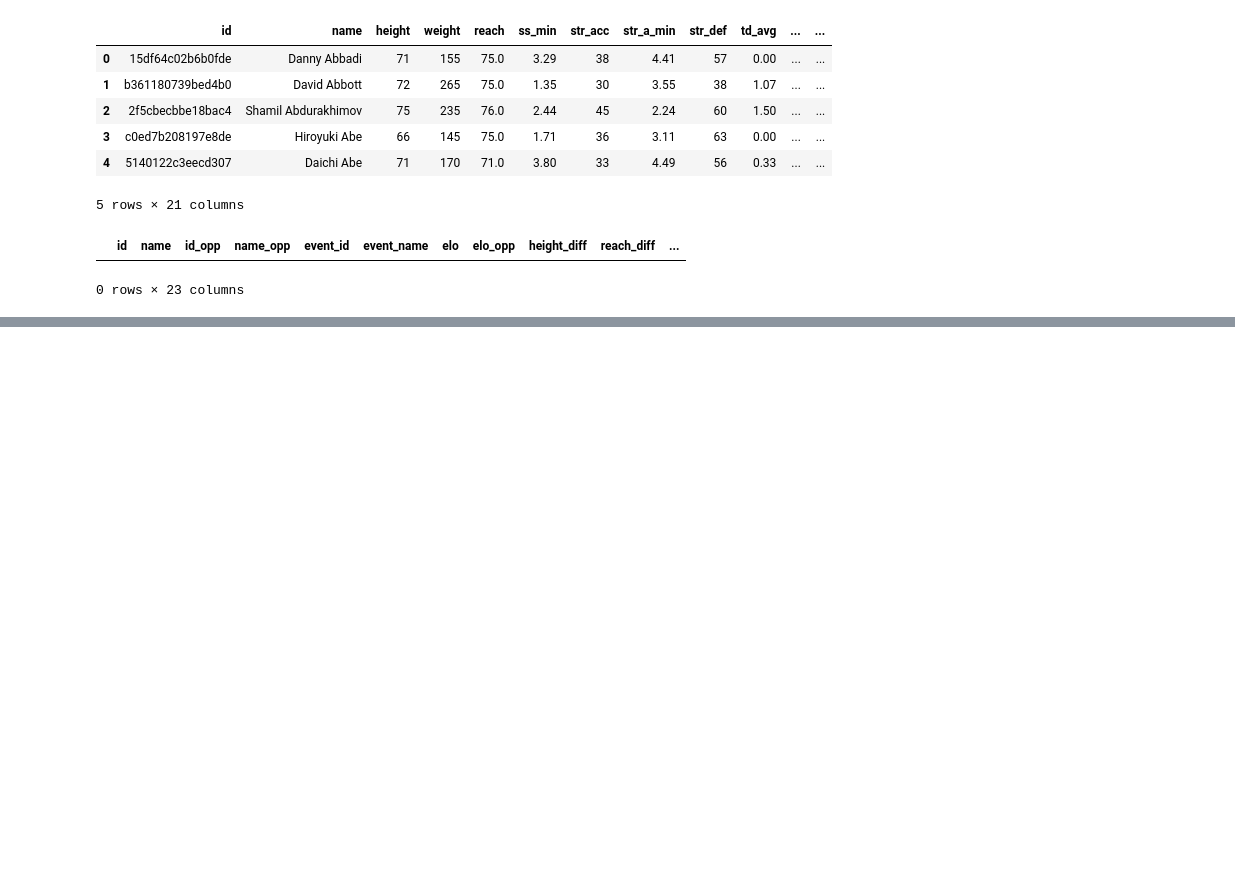
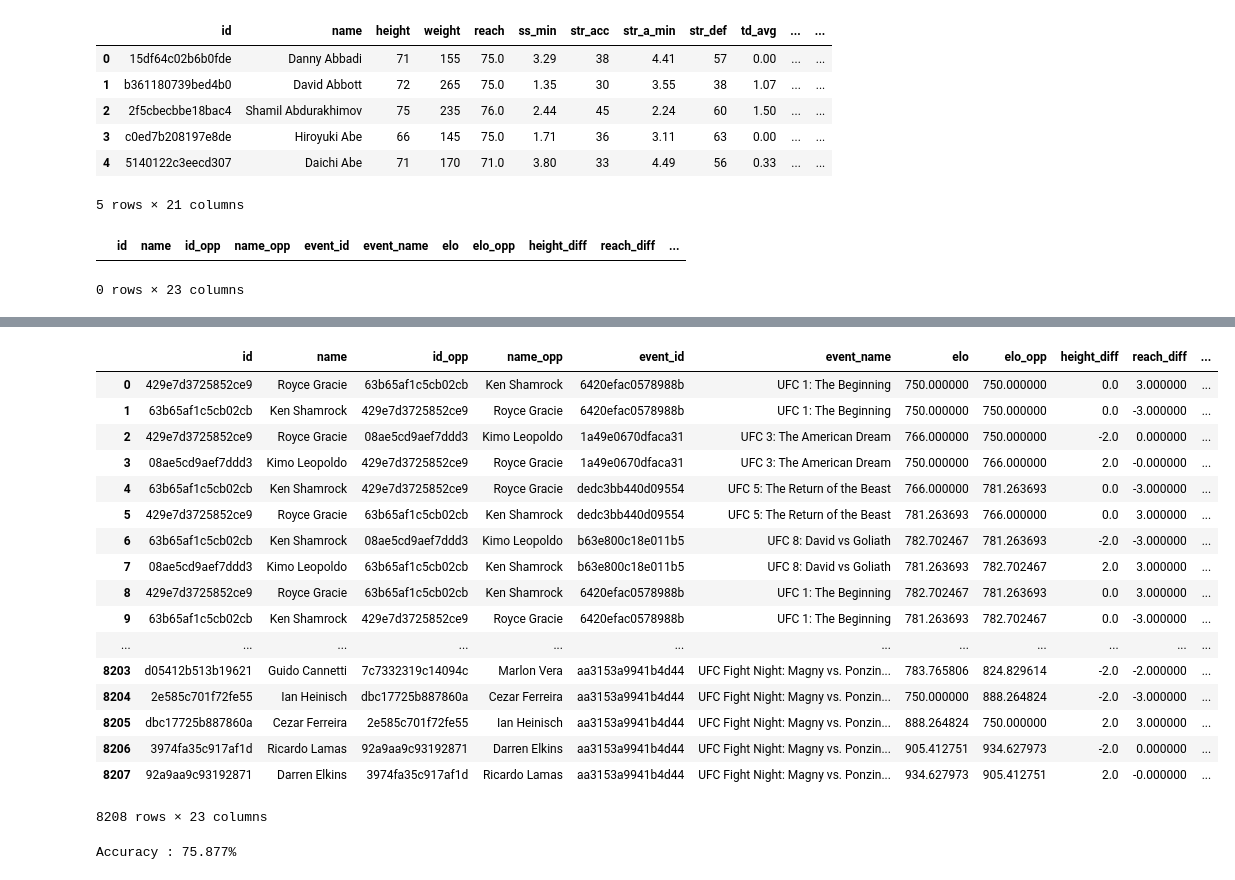
Before and after one commit to pkong97/mma-predictor, a Jupyter notebook: prediction-engine.ipynb, the cells around one changed output, grey strips where cells are left out. Cells and saved outputs as stored; diff of their text form; code cells hidden in the pictures; blank space fills up the shorter version.

Commit message:
fitting models

```diff
--- a/prediction-engine.ipynb
+++ b/prediction-engine.ipynb
@@ -269,0 +302,12 @@ fdata = fighters.loc[fighters['id'] == '429e7d3725852ce9']
+# %%
+comp['elo'] = comp.elo.astype(float)
+comp['elo_opp'] = comp.elo_opp.astype(float)
+comp['height_diff'] = comp.height_diff.astype(float)
+comp['str_acc_diff'] = comp.str_acc_diff.astype(float)
+comp['str_def_diff'] = comp.str_def_diff.astype(float)
+comp['td_acc_diff'] = comp.td_acc_diff.astype(float)
+comp['td_def_diff'] = comp.td_def_diff.astype(float)
+comp['wins_diff'] = comp.wins_diff.astype(float)
+comp['losses_diff'] = comp.losses_diff.astype(float)
+comp['momentum_diff'] = comp.momentum_diff.astype(float)
+comp['wl_diff_diff'] = comp.wl_diff_diff.astype(float)
@@ -269,0 +326,23 @@ fdata = fighters.loc[fighters['id'] == '429e7d3725852ce9']
+# %%
+comp['outcome'] = comp['outcome'].apply(lambda x: (1 if x == 'W' else 0))
+# %%
+comp
+# %% [output]
+|  | id | name | id_opp | name_opp | event_id | event_name | elo | elo_opp | height_diff | reach_diff | ... |
+| 0 | 429e7d3725852ce9 | Royce Gracie | 63b65af1c5cb02cb | Ken Shamrock | 6420efac0578988b | UFC 1: The Beginning | 750.000000 | 750.000000 | 0.0 | 3.000000 | ... |
+| 1 | 63b65af1c5cb02cb | Ken Shamrock | 429e7d3725852ce9 | Royce Gracie | 6420efac0578988b | UFC 1: The Beginning | 750.000000 | 750.000000 | 0.0 | -3.000000 | ... |
+| 2 | 429e7d3725852ce9 | Royce Gracie | 08ae5cd9aef7ddd3 | Kimo Leopoldo | 1a49e0670dfaca31 | UFC 3: The American Dream | 766.000000 | 750.000000 | -2.0 | 0.000000 | ... |
+| 3 | 08ae5cd9aef7ddd3 | Kimo Leopoldo | 429e7d3725852ce9 | Royce Gracie | 1a49e0670dfaca31 | UFC 3: The American Dream | 750.000000 | 766.000000 | 2.0 | -0.000000 | ... |
+| 4 | 63b65af1c5cb02cb | Ken Shamrock | 429e7d3725852ce9 | Royce Gracie | dedc3bb440d09554 | UFC 5: The Return of the Beast | 766.000000 | 781.263693 | 0.0 | -3.000000 | ... |
+| 5 | 429e7d3725852ce9 | Royce Gracie | 63b65af1c5cb02cb | Ken Shamrock | dedc3bb440d09554 | UFC 5: The Return of the Beast | 781.263693 | 766.000000 | 0.0 | 3.000000 | ... |
+| 6 | 63b65af1c5cb02cb | Ken Shamrock | 08ae5cd9aef7ddd3 | Kimo Leopoldo | b63e800c18e011b5 | UFC 8: David vs Goliath | 782.702467 | 781.263693 | -2.0 | -3.000000 | ... |
+| 7 | 08ae5cd9aef7ddd3 | Kimo Leopoldo | 63b65af1c5cb02cb | Ken Shamrock | b63e800c18e011b5 | UFC 8: David vs Goliath | 781.263693 | 782.702467 | 2.0 | 3.000000 | ... |
+| 8 | 429e7d3725852ce9 | Royce Gracie | 63b65af1c5cb02cb | Ken Shamrock | 6420efac0578988b | UFC 1: The Beginning | 782.702467 | 781.263693 | 0.0 | 3.000000 | ... |
+| 9 | 63b65af1c5cb02cb | Ken Shamrock | 429e7d3725852ce9 | Royce Gracie | 6420efac0578988b | UFC 1: The Beginning | 781.263693 | 782.702467 | 0.0 | -3.000000 | ... |
+| ... | ... | ... | ... | ... | ... | ... | ... | ... | ... | ... | ... |
+| 8203 | d05412b513b19621 | Guido Cannetti | 7c7332319c14094c | Marlon Vera | aa3153a9941b4d44 | UFC Fight Night: Magny vs. Ponzin... | 783.765806 | 824.829614 | -2.0 | -2.000000 | ... |
+| 8204 | 2e585c701f72fe55 | Ian Heinisch | dbc17725b887860a | Cezar Ferreira | aa3153a9941b4d44 | UFC Fight Night: Magny vs. Ponzin... | 750.000000 | 888.264824 | -2.0 | -3.000000 | ... |
+| 8205 | dbc17725b887860a | Cezar Ferreira | 2e585c701f72fe55 | Ian Heinisch | aa3153a9941b4d44 | UFC Fight Night: Magny vs. Ponzin... | 888.264824 | 750.000000 | 2.0 | 3.000000 | ... |
+| 8206 | 3974fa35c917af1d | Ricardo Lamas | 92a9aa9c93192871 | Darren Elkins | aa3153a9941b4d44 | UFC Fight Night: Magny vs. Ponzin... | 905.412751 | 934.627973 | -2.0 | 0.000000 | ... |
+| 8207 | 92a9aa9c93192871 | Darren Elkins | 3974fa35c917af1d | Ricardo Lamas | aa3153a9941b4d44 | UFC Fight Night: Magny vs. Ponzin... | 934.627973 | 905.412751 | 2.0 | -0.000000 | ... |
+8208 rows × 23 columns
@@ -269,0 +389,8 @@ fdata = fighters.loc[fighters['id'] == '429e7d3725852ce9']
+# %%
+predictors = ['elo','elo_opp','height_diff','reach_diff','ss_min_diff','str_acc_diff',
+            'str_a_min_diff','str_def_diff','td_avg_diff','td_acc_diff','td_def_diff','sub_avg_diff',
+            'wins_diff','losses_diff','momentum_diff','wl_diff_diff']
+outcome = 'outcome'
+classification_model(LogisticRegression(), comp, predictors, outcome)
+# %% [output]
+Accuracy : 75.877%
```
Also changed, not shown: parts of 11 cells of this notebook, 1 other file.
